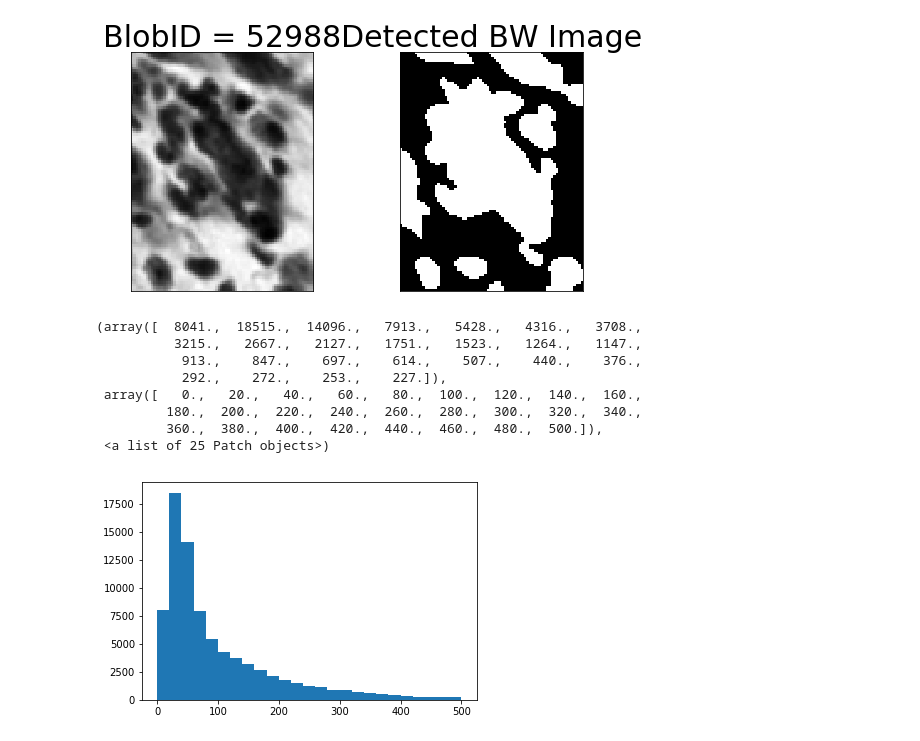
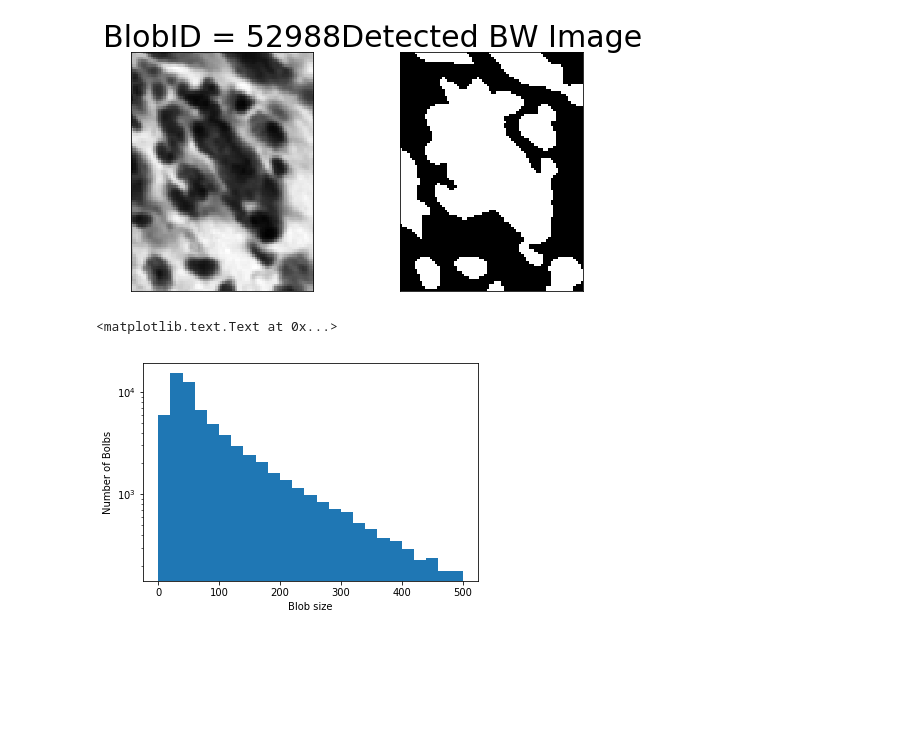
Before and after one commit to xiangjiph/MouseBrainAtlas, a Jupyter notebook: XJ/Small_cell_statistics.ipynb, the cells around one changed output. Drawn from its saved outputs; the diff is of its cells as text; code cells hidden in the pictures; blank space fills up the shorter version.

```diff
--- a/XJ/Small_cell_statistics.ipynb
+++ b/XJ/Small_cell_statistics.ipynb
@@ -212,7 +212,7 @@ cell_centroids = []
 cell_numbers = []
 cell_contour = []
 cell_global_coord = []
-secIndexList = range(200, 201)
+secIndexList = range(152, 154)
 
 for tempIndex1 in range(len(secIndexList)):
     img_filename.append(DataManager.get_image_filepath(stack=stack, section=secIndexList[tempIndex1], resol='lossless', version='cropped'))
@@ -359,16 +363,11 @@ for blobID in np.random.choice(cell_idx_3000,10):
 # %%
 # Statistics of blob size between 0 and 500
 cell_idx_500 = np.where(np.logical_and(cell_area_0>0, cell_area_0<=500))[0]
 cell_area_500 = np.array([im_blob_prop[sec][blobID]['area'] for blobID in cell_idx_500])
 plt.hist(cell_area_500,bins=25,range=(0,500))
-# plt.yscale('log')
+plt.yscale('log')
+plt.xlabel('Blob size')
+plt.ylabel('Number of Bolbs')
 # %% [output]
-(array([  8041.,  18515.,  14096.,   7913.,   5428.,   4316.,   3708.,
-          3215.,   2667.,   2127.,   1751.,   1523.,   1264.,   1147.,
-           913.,    847.,    697.,    614.,    507.,    440.,    376.,
-           292.,    272.,    253.,    227.]),
- array([   0.,   20.,   40.,   60.,   80.,  100.,  120.,  140.,  160.,
-         180.,  200.,  220.,  240.,  260.,  280.,  300.,  320.,  340.,
-         360.,  380.,  400.,  420.,  440.,  460.,  480.,  500.]),
- <a list of 25 Patch objects>)
+<matplotlib.text.Text at 0x...>
-[figure, old version]
+[figure, new version]
```
Also changed, not shown: parts of 12 cells of this notebook.
